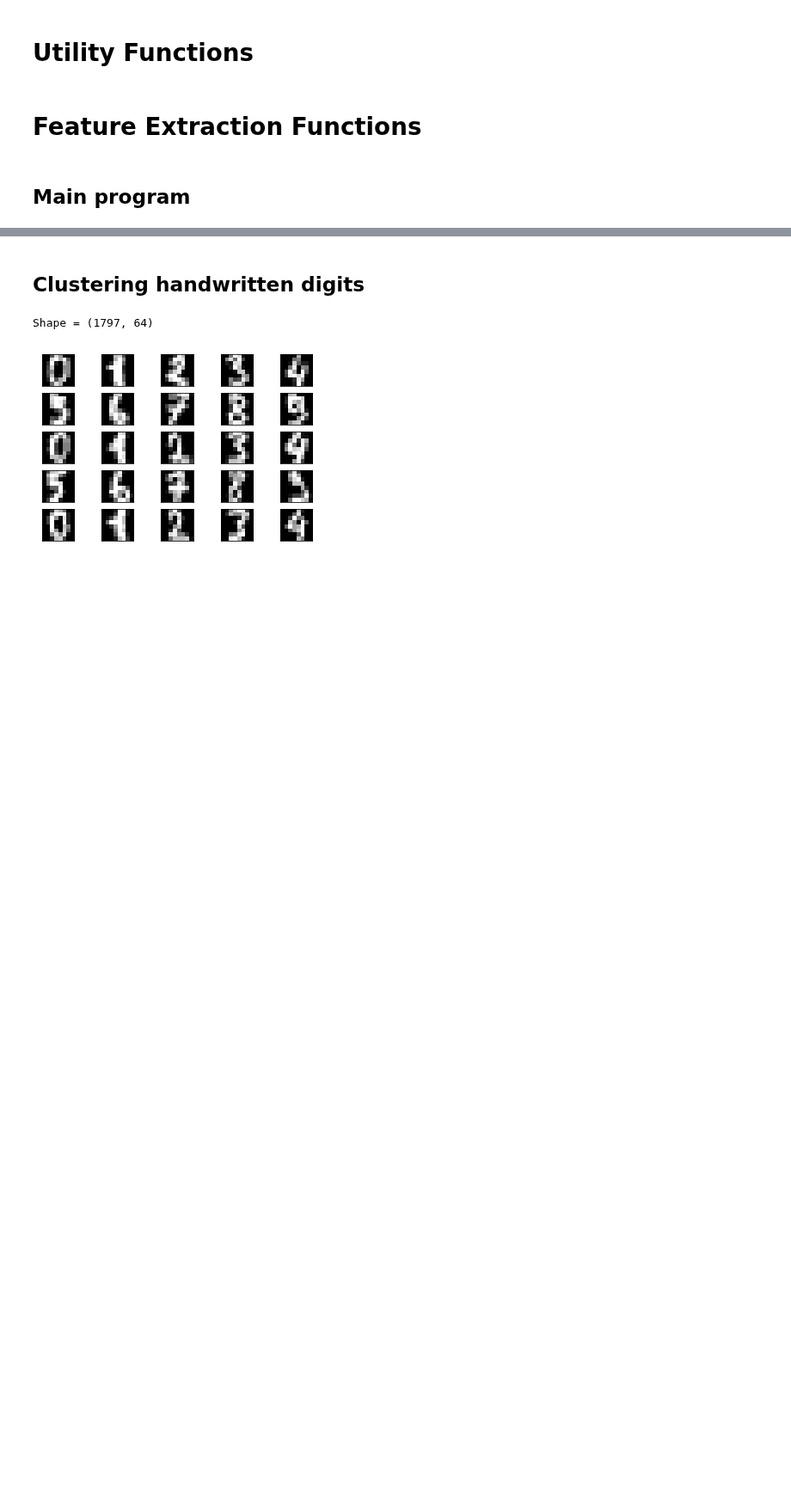
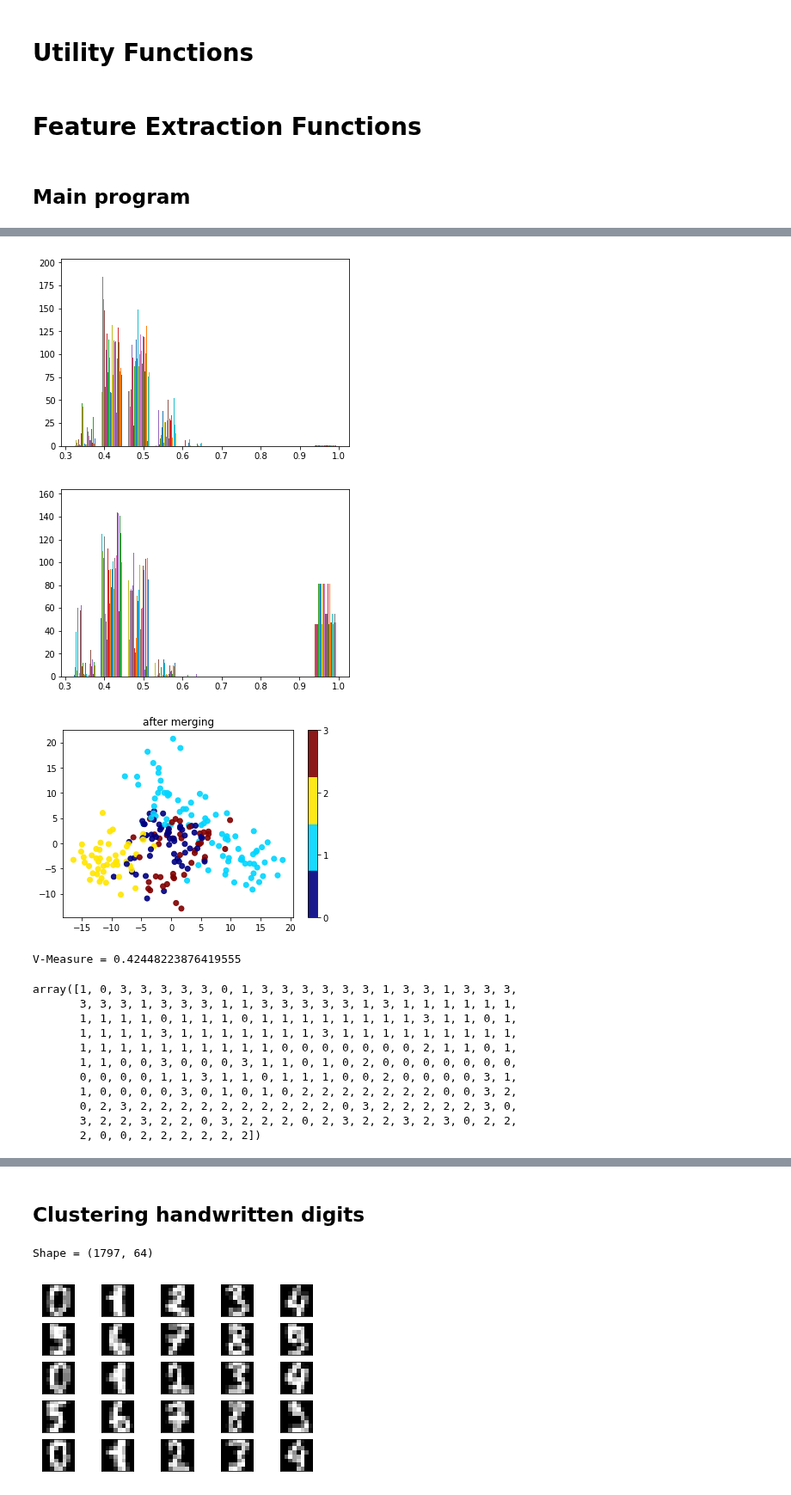
Before and after one commit to patricsteiner/image_clustering, a Jupyter notebook: intelligent_image_clustering.ipynb, the cells around one changed output, grey strips where cells are left out. Shown at 86% size. Drawn from its saved outputs; the diff is of its cells as text; code cells hidden in the pictures; blank space fills up the shorter version.

```diff
--- a/intelligent_image_clustering.ipynb
+++ b/intelligent_image_clustering.ipynb
@@ -171,0 +213,57 @@ print(metrics.v_measure_score(labels, kmeans.labels_))
+# %%
+# cluster operations
+def merge(similarityMatrix, clusters, a, b):
+    # expects clusters to be list of labels, a and b label to be merged
+    # TODO should clusters be tha "ground truths" (labels, y) or predictions..?
+    similarityMatrix = similarityMatrix.copy()
+    clusters = clusters.copy()
+    clusters[clusters == b] = a
+    for i in range(len(similarityMatrix)):
+        for j in range(len(similarityMatrix)):
+            if (clusters[i] == clusters[j]):
+                similarityMatrix[i,j] = 1
+                #TODO what exactly should we do here? increase similarity, or set it to fixed val? --> guess 1 is a good choice
+    return similarityMatrix, clusters
+
+def move(similarityMatrix, clusters, elem, target_cluster):
+    similarityMatrix = similarityMatrix.copy()
+    clusters = clusters.copy()
+    clusters[elem] = target_cluster
+    for i in range(len(similarityMatrix)):
+        if i != elem:
+            similarityMatrix[elem,i] = 0
+            similarityMatrix[i,elem] = 0
+    return similarityMatrix, clusters
+
+
+def split(similarityMatrix, clusters, c):
+    similarityMatrix = similarityMatrix.copy()
+    clusters = clusters.copy()
+    #TODO
+    return similarityMatrix, clusters
+# %%
+plt.hist(similarityMatrix)
+plt.show()
+similarityMatrix, clusters = merge(similarityMatrix, p_spectral_sim, 1, 3)
+plt.hist(similarityMatrix)
+plt.show()
+
+n_clusters = 4
+predicted_clusters = SpectralClustering(n_clusters=n_clusters, affinity="precomputed").fit_predict(similarityMatrix)
+evaluate(X, y, predicted_clusters, n_clusters, "after merging")
+# %% [output]
+[figure, added]
+[figure, added]
+[figure, added]
+V-Measure = 0.42448223876419555
+array([1, 0, 3, 3, 3, 3, 3, 0, 1, 3, 3, 3, 3, 3, 3, 1, 3, 3, 1, 3, 3, 3,
+       3, 3, 3, 1, 3, 3, 3, 1, 1, 3, 3, 3, 3, 3, 1, 3, 1, 1, 1, 1, 1, 1,
+       1, 1, 1, 1, 0, 1, 1, 1, 0, 1, 1, 1, 1, 1, 1, 1, 1, 3, 1, 1, 0, 1,
+       1, 1, 1, 1, 3, 1, 1, 1, 1, 1, 1, 1, 3, 1, 1, 1, 1, 1, 1, 1, 1, 1,
+       1, 1, 1, 1, 1, 1, 1, 1, 1, 1, 0, 0, 0, 0, 0, 0, 0, 2, 1, 1, 0, 1,
+       1, 1, 0, 0, 3, 0, 0, 0, 3, 1, 1, 0, 1, 0, 2, 0, 0, 0, 0, 0, 0, 0,
+       0, 0, 0, 0, 1, 1, 3, 1, 1, 0, 1, 1, 1, 0, 0, 2, 0, 0, 0, 0, 3, 1,
+       1, 0, 0, 0, 0, 3, 0, 1, 0, 1, 0, 2, 2, 2, 2, 2, 2, 2, 0, 0, 3, 2,
+       0, 2, 3, 2, 2, 2, 2, 2, 2, 2, 2, 2, 2, 0, 3, 2, 2, 2, 2, 2, 3, 0,
+       3, 2, 2, 3, 2, 2, 0, 3, 2, 2, 2, 0, 2, 3, 2, 2, 3, 2, 3, 0, 2, 2,
+       2, 0, 0, 2, 2, 2, 2, 2, 2])
```
Also changed, not shown: parts of 12 cells of this notebook.
